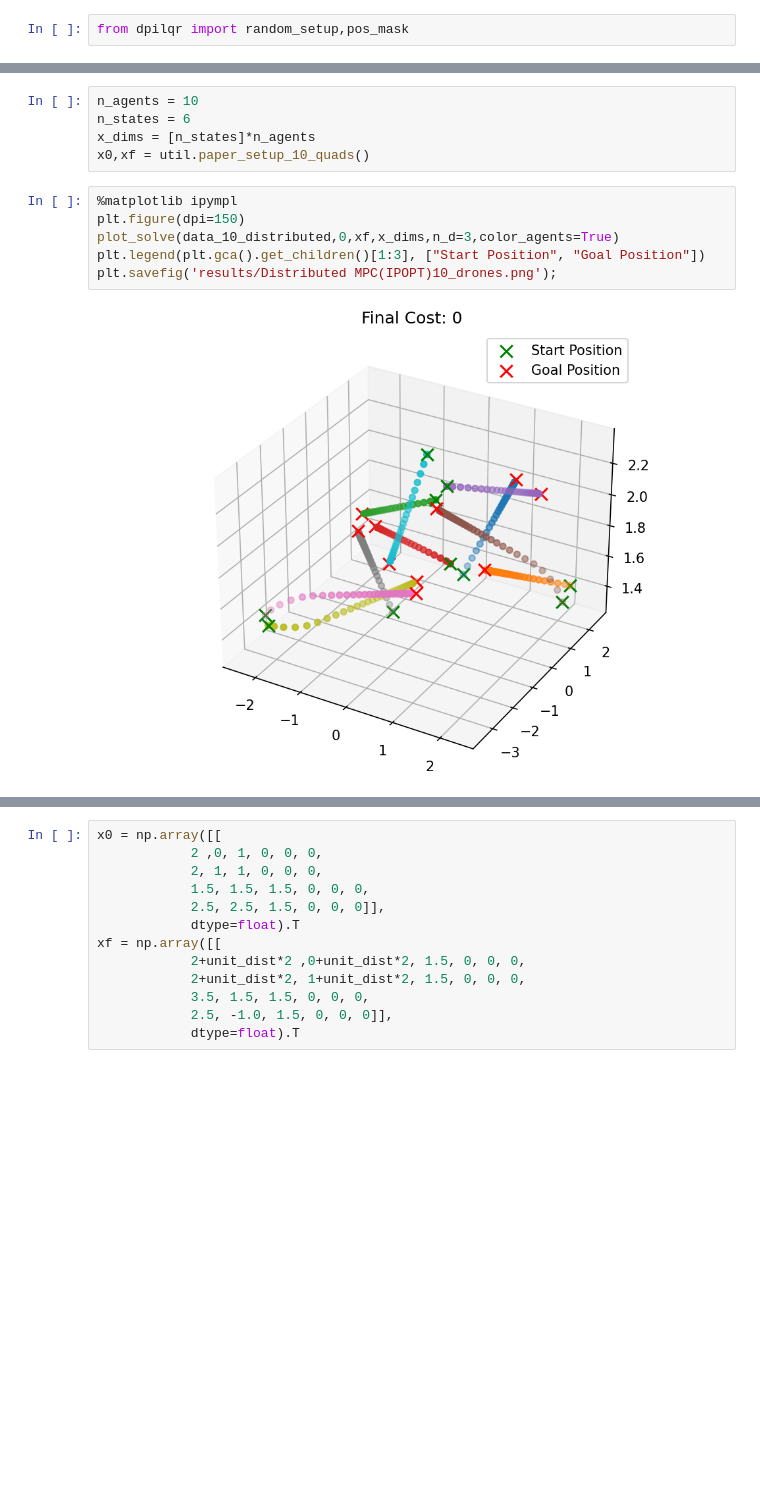
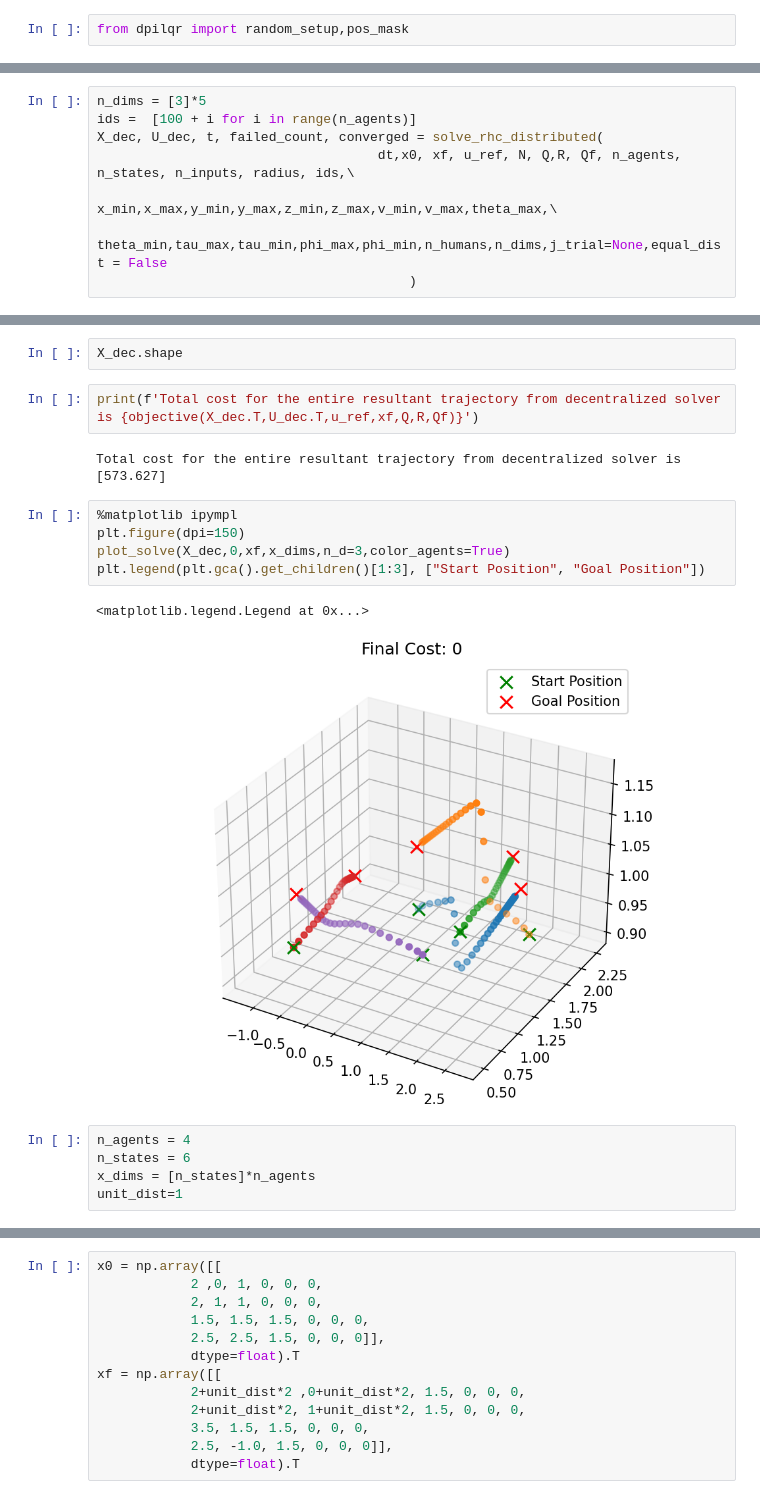
Before and after one commit to labicon/Potential-ADMM_code, a Jupyter notebook: distributed_mpc/analysis/multi_drone_analysis.ipynb, the cells around one changed output, grey strips where cells are left out. Saved outputs shown, nothing was run; the diff lists cells and outputs as text; blank space fills up the shorter version.

```diff
--- a/distributed_mpc/analysis/multi_drone_analysis.ipynb
+++ b/distributed_mpc/analysis/multi_drone_analysis.ipynb
@@ -21,0 +141,8 @@ data_5_centralized = np.load('5_drones_centralized_sim_data.npy')
+# %%
+n_dims = [3]*5
+ids =  [100 + i for i in range(n_agents)]
+X_dec, U_dec, t, failed_count, converged = solve_rhc_distributed(
+                                    dt,x0, xf, u_ref, N, Q,R, Qf, n_agents, n_states, n_inputs, radius, ids,\
+                                    x_min,x_max,y_min,y_max,z_min,z_max,v_min,v_max,theta_max,\
+                                    theta_min,tau_max,tau_min,phi_max,phi_min,n_humans,n_dims,j_trial=None,equal_dist = False
+                                        )
@@ -22,13 +167,19 @@ data_5_centralized = np.load('5_drones_centralized_sim_data.npy')
+# %%
+X_dec.shape
+# %%
+print(f'Total cost for the entire resultant trajectory from decentralized solver is {objective(X_dec.T,U_dec.T,u_ref,xf,Q,R,Qf)}')
+# %% [output]
+Total cost for the entire resultant trajectory from decentralized solver is [573.627]
+# %%
+%matplotlib ipympl
+plt.figure(dpi=150)
+plot_solve(X_dec,0,xf,x_dims,n_d=3,color_agents=True)
+plt.legend(plt.gca().get_children()[1:3], ["Start Position", "Goal Position"])
+# %% [output]
+<matplotlib.legend.Legend at 0x...>
+[figure, added]
 # %%
-n_agents = 10
+n_agents = 4
 n_states = 6
 x_dims = [n_states]*n_agents
-x0,xf = util.paper_setup_10_quads()
+unit_dist=1
-# %%
-%matplotlib ipympl
-plt.figure(dpi=150)
-plot_solve(data_10_distributed,0,xf,x_dims,n_d=3,color_agents=True)
-plt.legend(plt.gca().get_children()[1:3], ["Start Position", "Goal Position"])
-plt.savefig('results/Distributed MPC(IPOPT)10_drones.png');
-# %% [output]
-[figure, removed]
```
Also changed, not shown: parts of 64 cells of this notebook, 33 other files.
